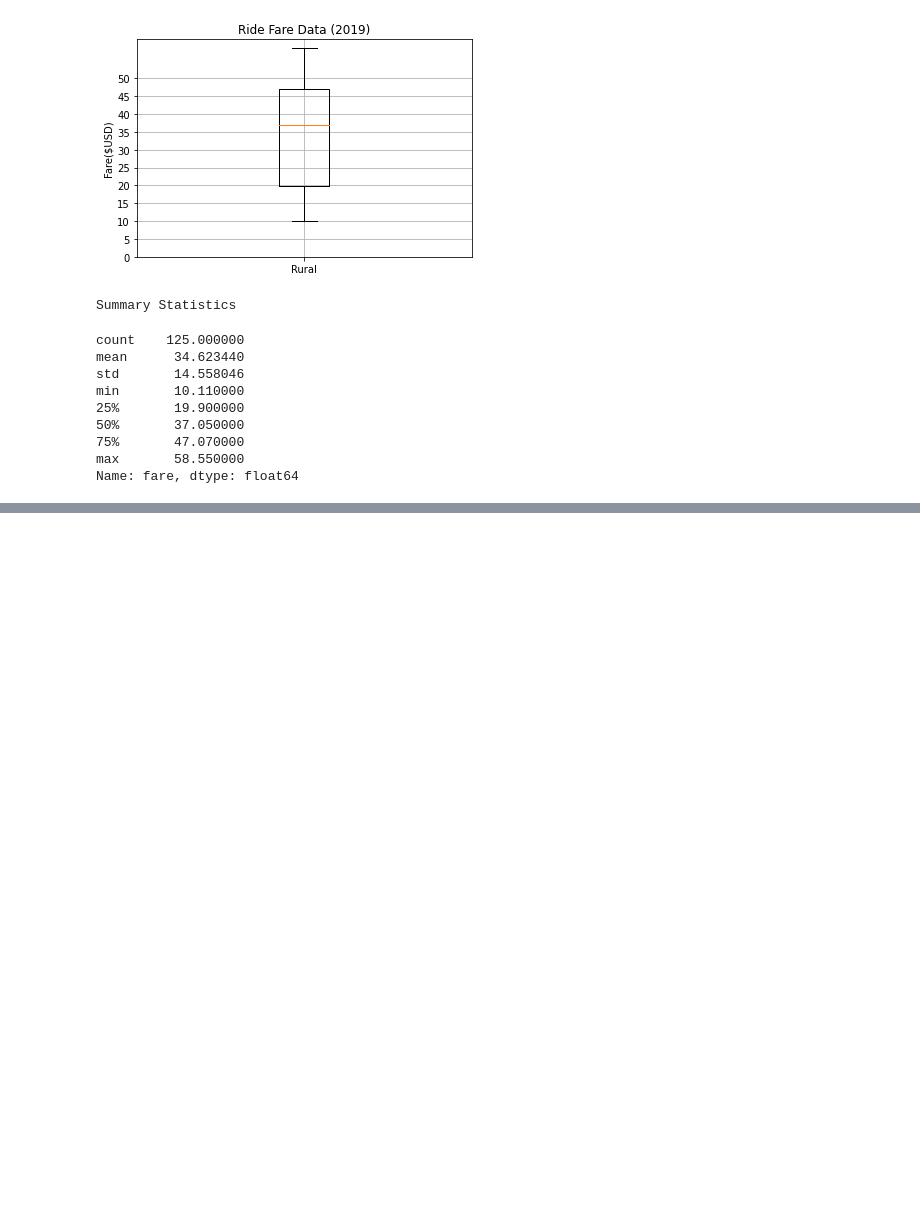
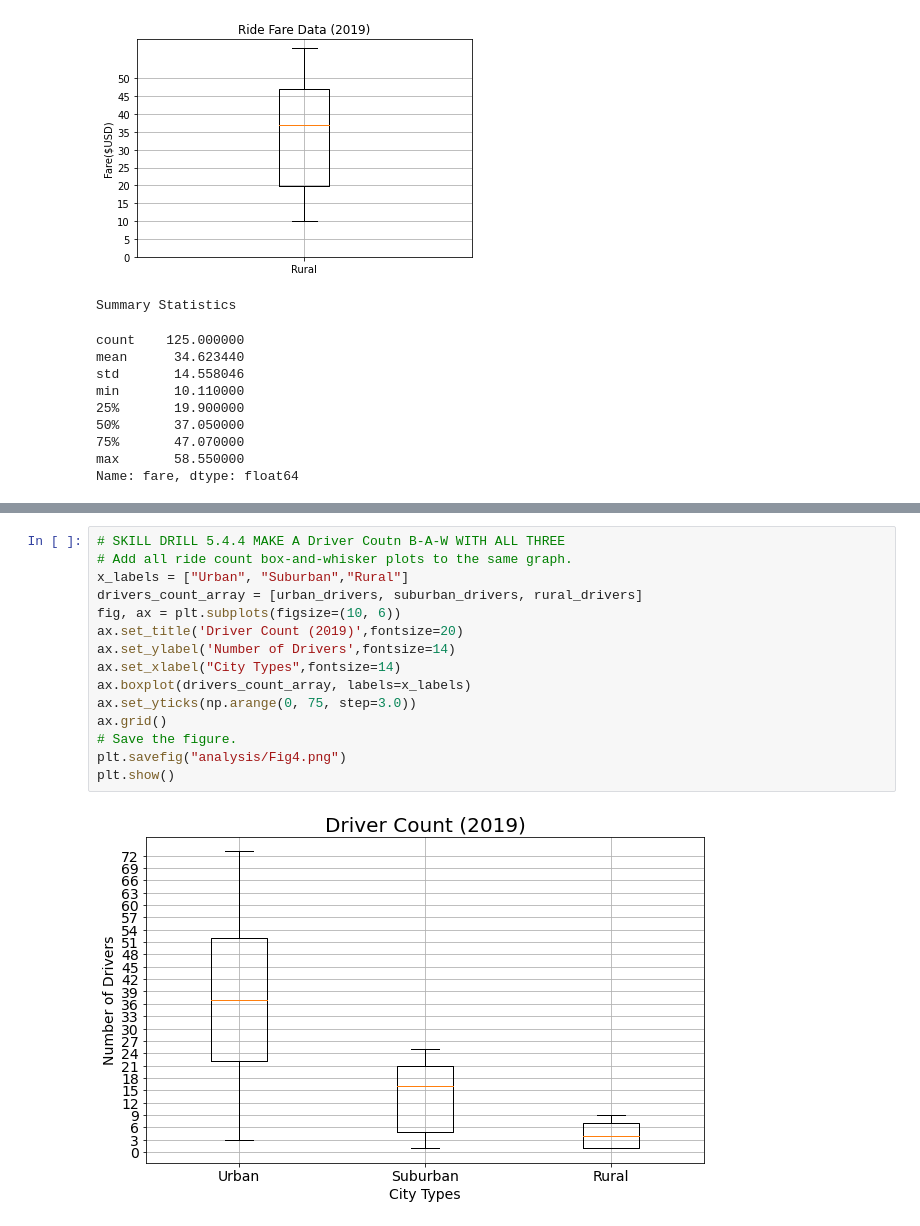
Before and after one commit to Baylex/PyBer_Analysis, a Jupyter notebook: PyBer.ipynb, the cells around one changed output, grey strips where cells are left out. Saved outputs shown, nothing was run; the diff lists cells and outputs as text; blank space fills up the shorter version.

Commit message:
Pie Charts and updated Figs

```diff
--- a/PyBer.ipynb
+++ b/PyBer.ipynb
@@ -859,0 +860,17 @@ plt.show()
+# %%
+# SKILL DRILL 5.4.4 MAKE A Driver Coutn B-A-W WITH ALL THREE
+# Add all ride count box-and-whisker plots to the same graph.
+x_labels = ["Urban", "Suburban","Rural"]
+drivers_count_array = [urban_drivers, suburban_drivers, rural_drivers]
+fig, ax = plt.subplots(figsize=(10, 6))
+ax.set_title('Driver Count (2019)',fontsize=20)
+ax.set_ylabel('Number of Drivers',fontsize=14)
+ax.set_xlabel("City Types",fontsize=14)
+ax.boxplot(drivers_count_array, labels=x_labels)
+ax.set_yticks(np.arange(0, 75, step=3.0))
+ax.grid()
+# Save the figure.
+plt.savefig("analysis/Fig4.png")
+plt.show()
+# %% [output]
+[figure, added]
```
Also changed, not shown: parts of 9 cells of this notebook, 4 other files.
